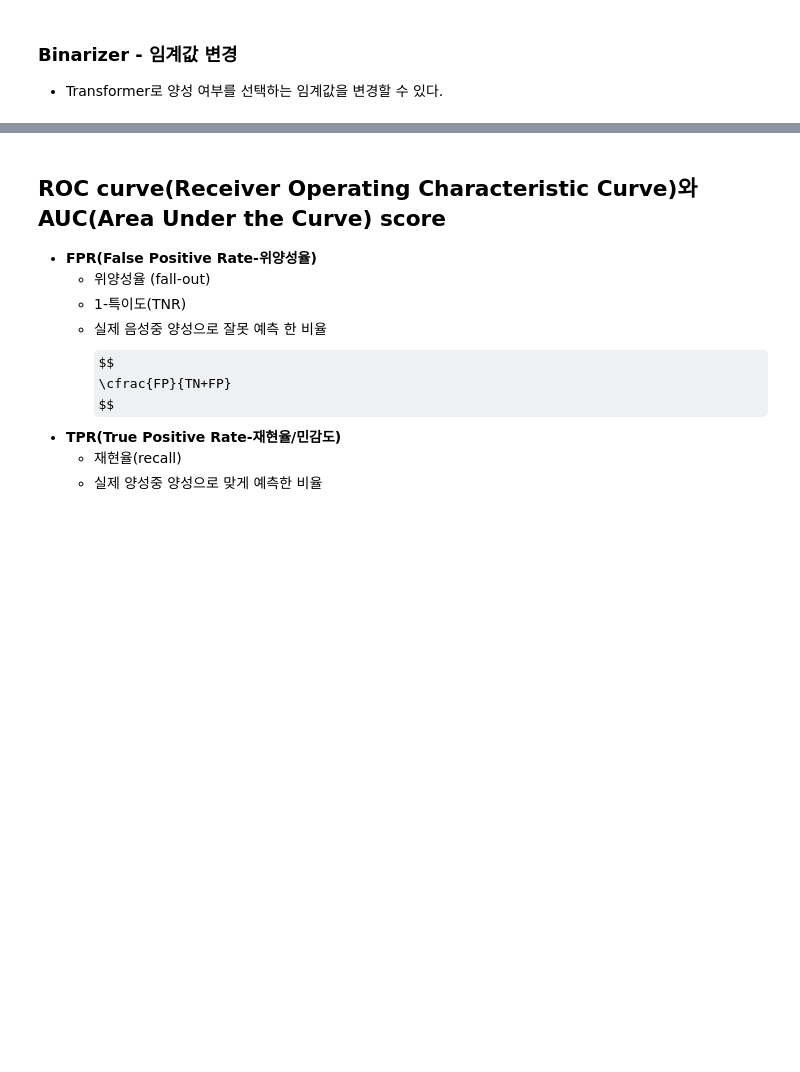
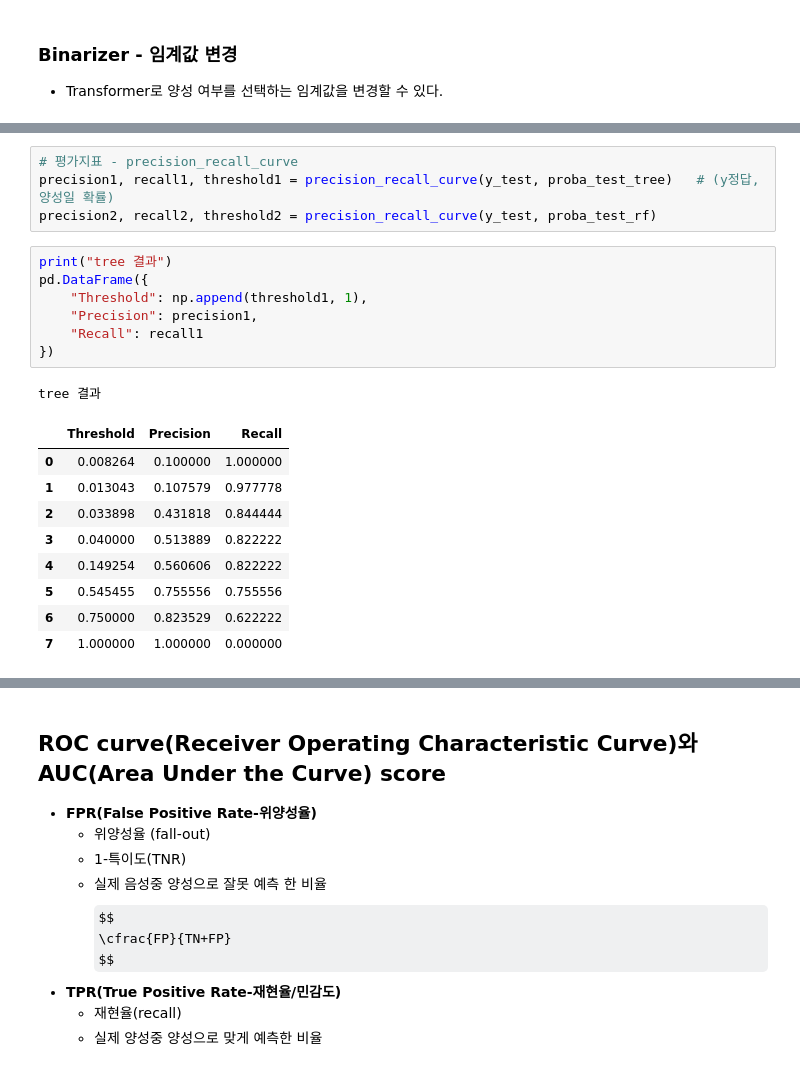
Before and after one commit to purple-cabbage0030/class_review, a Jupyter notebook: 11.MachineLearning/05_분류 평가지표.ipynb, the cells around one changed output, grey strips where cells are left out. Saved outputs shown, nothing was run; the diff lists cells and outputs as text; some formulas as TeX source; blank space fills up the shorter version.

```diff
--- a/11.MachineLearning/05_분류 평가지표.ipynb
+++ b/11.MachineLearning/05_분류 평가지표.ipynb
@@ -583,0 +729,22 @@ plt.show()
+# %%
+# 평가지표 - precision_recall_curve
+precision1, recall1, threshold1 = precision_recall_curve(y_test, proba_test_tree)   # (y정답, 양성일 확률)
+precision2, recall2, threshold2 = precision_recall_curve(y_test, proba_test_rf)
+# %%
+print("tree 결과")
+pd.DataFrame({
+    "Threshold": np.append(threshold1, 1),
+    "Precision": precision1,
+    "Recall": recall1
+})
+# %% [output]
+tree 결과
+|  | Threshold | Precision | Recall |
+| 0 | 0.008264 | 0.100000 | 1.000000 |
+| 1 | 0.013043 | 0.107579 | 0.977778 |
+| 2 | 0.033898 | 0.431818 | 0.844444 |
+| 3 | 0.040000 | 0.513889 | 0.822222 |
+| 4 | 0.149254 | 0.560606 | 0.822222 |
+| 5 | 0.545455 | 0.755556 | 0.755556 |
+| 6 | 0.750000 | 0.823529 | 0.622222 |
+| 7 | 1.000000 | 1.000000 | 0.000000 |
```
Also changed, not shown: parts of 17 cells of this notebook.
